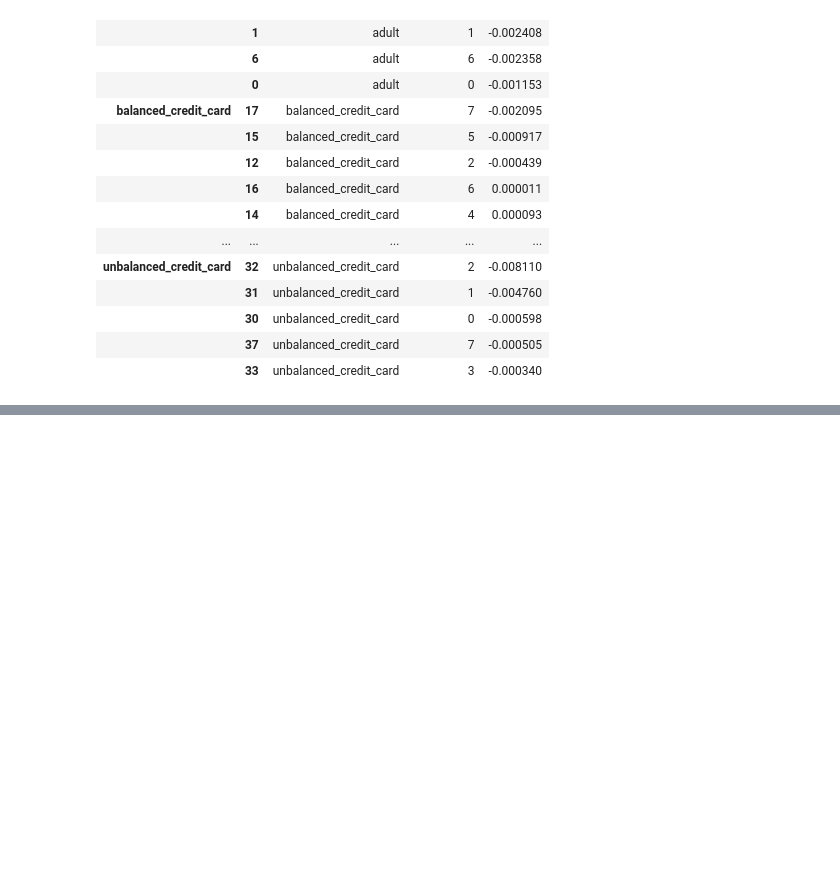
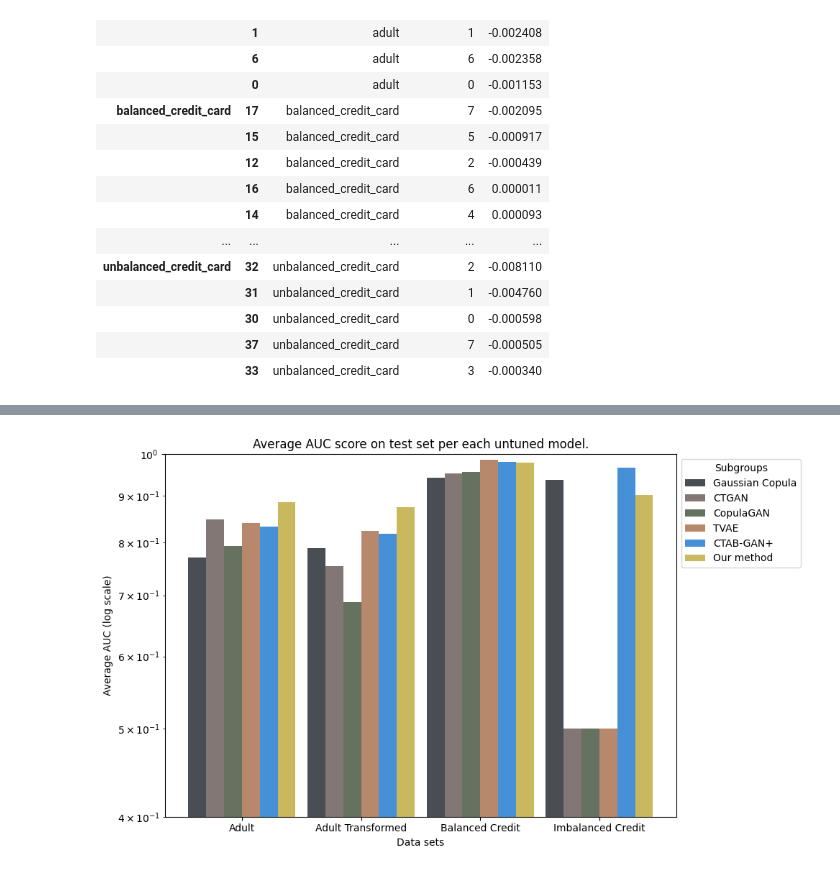
Before and after one commit to shinnasa/SC-GOAT, a Jupyter notebook: code/GetResults.ipynb, the cells around one changed output, grey strips where cells are left out. Cells and saved outputs as stored; diff of their text form; code cells hidden in the pictures; blank space fills up the shorter version.

```diff
--- a/code/GetResults.ipynb
+++ b/code/GetResults.ipynb
@@ -216,4 +216,7 @@ def round_if_numeric(value):
 
 # Apply the round_if_numeric function to the whole DataFrame
 dfFinal = dfFinal.applymap(round_if_numeric)
-dfFinal
+custom_order = ['GaussianCopula', 'CTGAN', 'CopulaGAN', "TVAE", 'CTabGANPlus', 'SC-GOAT']
+dfFinal['method'] = pd.Categorical(dfFinal['method'], categories=custom_order, ordered=True)
+dfFinal = dfFinal.sort_values(by=['data', 'method'])
+dfFinal[['data', 'method', 'untuned_test_auc', 'tuned_test_auc']].to_csv("../Results/test_auc_experiments.csv")
@@ -297,0 +272,79 @@ testing_u
+# %%
+import matplotlib.pyplot as plt
+import numpy as np
+
+# Sample data (Replace this with your actual data)
+datasets = ['Adult', 'Adult Transformed', 'Balanced Credit', 'Imbalanced Credit']
+
+# groups = ['Group 1', 'Group 2', 'Group 3', 'Group 4']
+groups = datasets
+methods = ['Gaussian Copula', 'CTGAN', 'CopulaGAN', 'TVAE', 'CTAB-GAN+', 'Our method']
+
+# subgroups = ['Subgroup 1', 'Subgroup 2', 'Subgroup 3', 'Subgroup 4', 'Subgroup 5']
+subgroups = methods
+
+adult_results_u = dfFinal.loc[dfFinal['data'] == 'adult', ('untuned_test_auc', 'mean')].to_list()
+encoded_adult_results_u = dfFinal.loc[dfFinal['data'] == 'encoded_adult', ('untuned_test_auc', 'mean')].to_list()
+balanced_credit_results_u = dfFinal.loc[dfFinal['data'] == 'balanced_credit_card', ('untuned_test_auc', 'mean')].to_list()
+imbalanced_credit_results_u = dfFinal.loc[dfFinal['data'] == 'unbalanced_credit_card', ('untuned_test_auc', 'mean')].to_list()
+
+adult_results_t = dfFinal.loc[dfFinal['data'] == 'adult', ('tuned_test_auc', 'mean')].to_list()
+encoded_adult_results_t = dfFinal.loc[dfFinal['data'] == 'encoded_adult', ('tuned_test_auc', 'mean')].to_list()
+balanced_credit_results_t = dfFinal.loc[dfFinal['data'] == 'balanced_credit_card', ('tuned_test_auc', 'mean')].to_list()
+imbalanced_credit_results_t = dfFinal.loc[dfFinal['data'] == 'unbalanced_credit_card', ('tuned_test_auc', 'mean')].to_list()
+
+data_u = [
+    adult_results_u,  # Adult
+    encoded_adult_results_u,  # Adult Transformed
+    balanced_credit_results_u,   # Balanced Credit
+    imbalanced_credit_results_u   # Imbalanced Credi
+]
+
+data_t = [
+    adult_results_t,  # Adult
+    encoded_adult_results_t,  # Adult Transformed
+    balanced_credit_results_t,   # Balanced Credit
+    imbalanced_credit_results_t   # Imbalanced Credi
+]
+
+# Number of groups and subgroups
+num_groups = len(groups)
+num_subgroups = len(subgroups)
+
+# Width of each bar in the histogram
+bar_width = 0.15
+# Position of each bar on the x-axis
+x_pos = np.arange(num_groups)
+
+# colors_methods = {model_GaussianCopula : '#1A2229', model_CTGAN : '#645552', model_CopulaGAN : '#3F4F37', model_TVAE : '#A76B47', model_CGOAT : '#BCA734',
+#          model_TunedCTGAN : '#645552', model_TunedCopulaGAN : '#3F4F37', model_TunedTVAE : '#A76B47', model_SCGOAT : '#BCA734', model_our_method : '#BCA734'}
+
+# Define a list of colors for each subgroup
+colors = ['#1A2229', '#645552', '#3F4F37', '#A76B47', '#1874CD','#BCA734']
+
+# Plot the histogram
+fig, ax = plt.subplots(figsize=(10, 6))
+
+for i in range(num_subgroups):
+    # Calculate the x-position for each subgroup
+    subgroup_x_pos = x_pos + i * bar_width - (num_subgroups - 1) * bar_width / 2
+    # Plot the bars for each subgroup using a different color
+    ax.bar(subgroup_x_pos, [data_u[j][i] for j in range(num_groups)],
+           width=bar_width, color=colors[i], alpha=0.8, label=subgroups[i])
+
+# Add labels and legend
+ax.set_xlabel('Data sets')
+plt.ylabel("Average AUC (log scale)")
+plt.title("Average AUC score on test set per each untuned model.")
+plt.ylim(0.4, 1)
+plt.yscale('log')
+ax.set_xticks(x_pos)
+ax.set_xticklabels(groups)
+ax.legend(title='Subgroups', loc='upper left', bbox_to_anchor=(1, 1))
+
+
+# Show the plot
+plt.tight_layout()
+plt.show()
+# %% [output]
+[figure, added]
```
Also changed, not shown: parts of 8 cells of this notebook, 5 other files.
